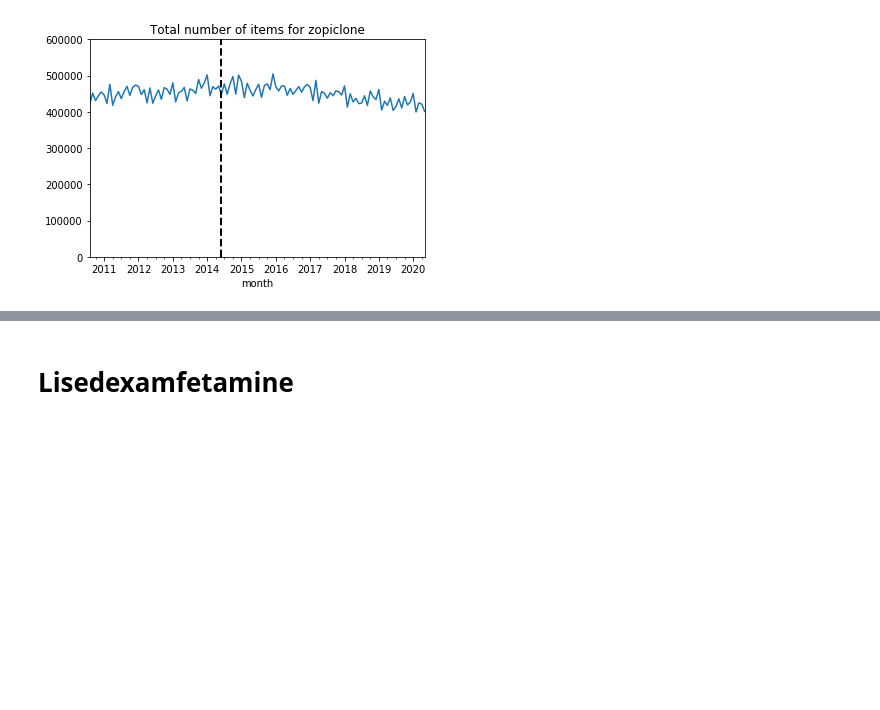
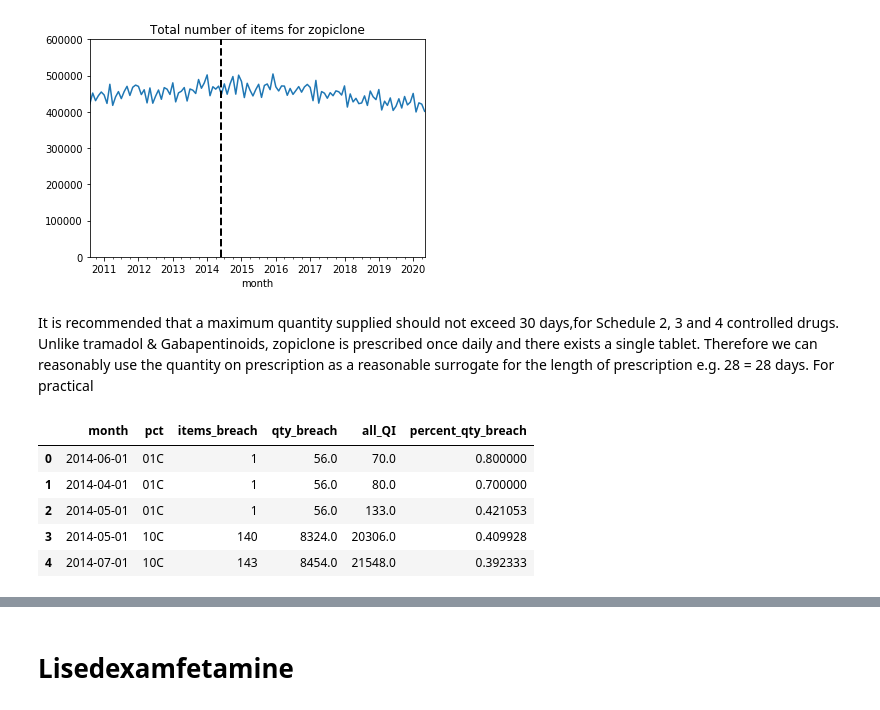
Before and after one commit to ebmdatalab/cd-legislation-notebook, a Jupyter notebook: notebooks/legislative.change.ipynb, the cells around one changed output, grey strips where cells are left out. Drawn from its saved outputs; the diff is of its cells as text; code cells hidden in the pictures; blank space fills up the shorter version.

```diff
--- a/notebooks/legislative.change.ipynb
+++ b/notebooks/legislative.change.ipynb
@@ -214,0 +213,51 @@ plt.ylim(0, 600000 )
+# %% [markdown]
+It is recommended that a maximum quantity supplied should not exceed 30 days,for Schedule 2, 3 and 4 controlled drugs. Unlike tramadol & Gabapentinoids, zopiclone is prescribed once daily and there exists a single tablet. Therefore we can reasonably use the quantity on prescription  as a reasonable surrogate for the length of prescription e.g. 28 = 28 days. For practical
+# %%
+### here we extract data for modelling
+sql = '''
+SELECT
+  CAST(month AS DATE) AS month,
+  pct,
+  SUM(CASE
+      WHEN quantity_per_item>31 THEN items
+      ELSE 0
+  END) AS items_breach,
+  SUM(CASE
+      WHEN quantity_per_item>31 THEN total_quantity
+      ELSE 0
+  END) AS qty_breach,
+  SUM(total_quantity) AS all_QI,
+  IEEE_DIVIDE(SUM(CASE
+      WHEN quantity_per_item>31 THEN total_quantity
+      ELSE 0
+  END),
+      SUM(total_quantity)) AS percent_qty_breach
+FROM
+ ebmdatalab.hscic.raw_prescribing_normalised AS presc
+JOIN
+  hscic.ccgs AS ccgs
+ON
+presc.pct=ccgs.code
+WHERE
+bnf_code LIKE "0401010Z0%"   ##zopiclone
+AND
+bnf_name LIKE '%_tab%'  ##this restricts to tablets
+AND
+ccgs.org_type='CCG'
+GROUP BY
+  month,
+  pct
+ORDER BY
+  percent_qty_breach DESC
+    '''
+
+df_zop_breach = bq.cached_read(sql, csv_path='zop_breach.csv')
+df_zop_breach['month'] = df_zop_breach['month'].astype('datetime64[ns]')
+df_zop_breach.head()
+# %% [output]
+|  | month | pct | items_breach | qty_breach | all_QI | percent_qty_breach |
+| 0 | 2014-06-01 | 01C | 1 | 56.0 | 70.0 | 0.800000 |
+| 1 | 2014-04-01 | 01C | 1 | 56.0 | 80.0 | 0.700000 |
+| 2 | 2014-05-01 | 01C | 1 | 56.0 | 133.0 | 0.421053 |
+| 3 | 2014-05-01 | 10C | 140 | 8324.0 | 20306.0 | 0.409928 |
+| 4 | 2014-07-01 | 10C | 143 | 8454.0 | 21548.0 | 0.392333 |
```
Also changed, not shown: parts of 6 cells of this notebook, 3 other files.
